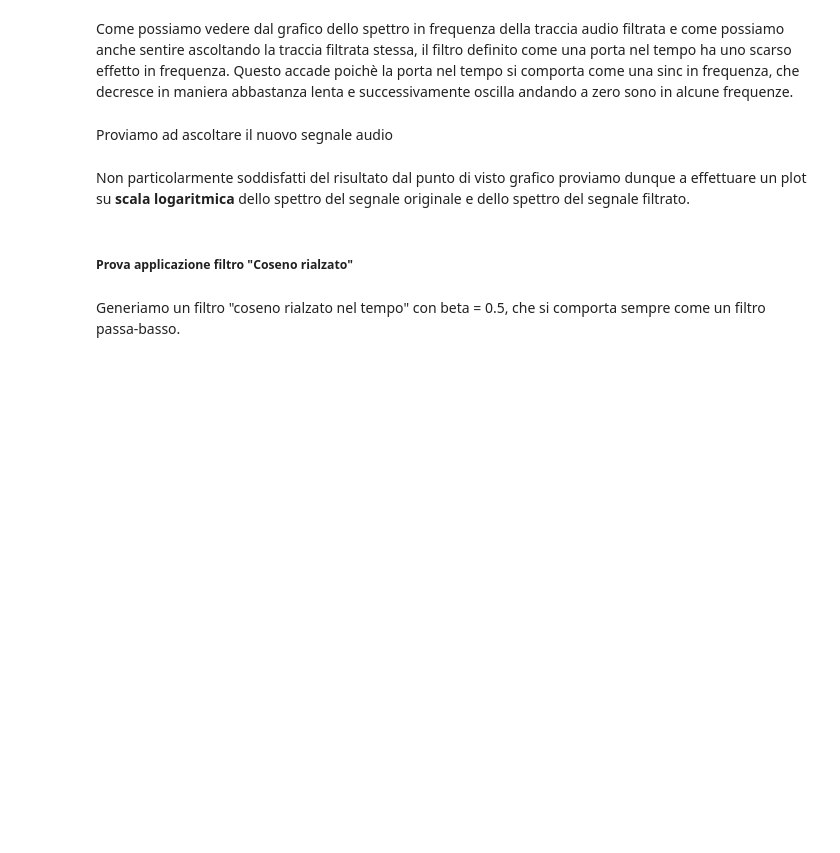
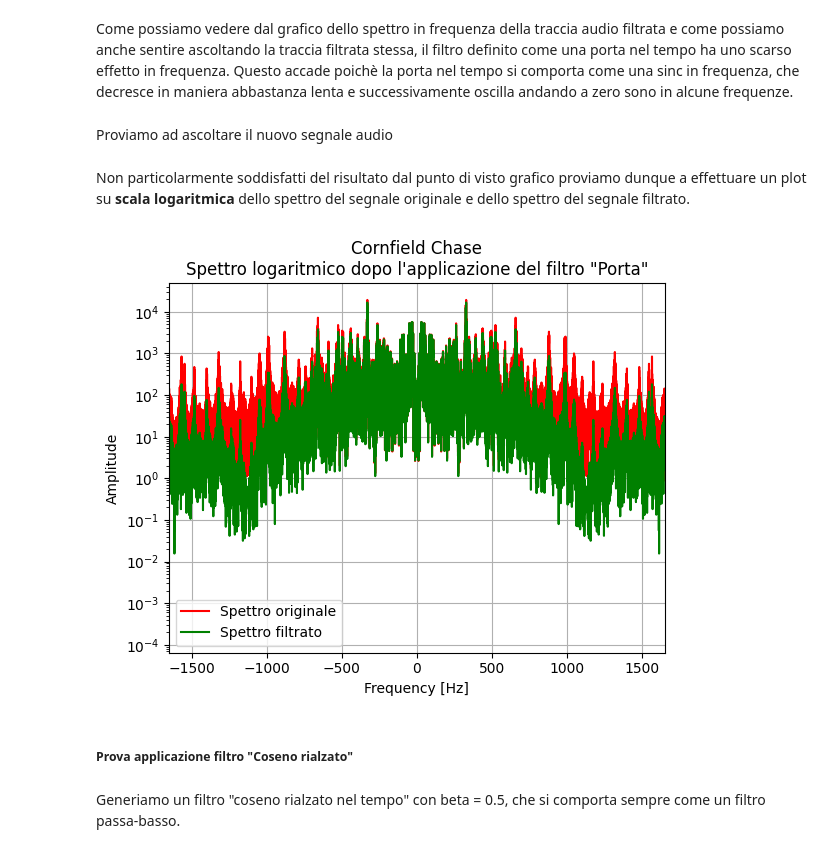
Before and after one commit to AlexF1789/homeworkTes, a Jupyter notebook: notebook.ipynb, the cells around one changed output. Drawn from its saved outputs; the diff is of its cells as text; code cells hidden in the pictures; blank space fills up the shorter version.

Commit message:
Aggiunta legenda grafico logaritmico
(feat): aggiunta legenda al plot logaritmico del filtro porta su Cornfield Chase

```diff
--- a/notebook.ipynb
+++ b/notebook.ipynb
@@ -115,16 +122,19 @@ display(Audio(file_out))
 # %% [markdown]
 Non particolarmente soddisfatti del risultato dal punto di visto grafico proviamo dunque a effettuare un plot su **scala logaritmica** dello spettro del segnale originale e dello spettro del segnale filtrato.
 # %%
-plt.semilogy(x_axis_f, np.fft.fftshift(fft_py), 'r')
-plt.semilogy(x_axis_f, np.fft.fftshift(fft_py_filtrato), 'g')
+plt.semilogy(x_axis_f, np.fft.fftshift(fft_py), 'r', label='Spettro originale')
+plt.semilogy(x_axis_f, np.fft.fftshift(fft_py_filtrato), 'g', label='Spettro filtrato')
 plt.grid(True)
 plt.xlim([-max_freq_banda*1.25, max_freq_banda*1.25])
+plt.legend(loc='lower left')
 plt.xlabel("Frequency [Hz]")
 plt.ylabel("Amplitude")
 plt.title("Cornfield Chase\nSpettro logaritmico dopo l'applicazione " \
 "del filtro \"Porta\"")
 #plt.savefig("CornfieldChase_porta_log.png")
 plt.show()
+# %% [output]
+[figure, added]
 # %% [markdown]
 ##### **Prova applicazione filtro "Coseno rialzato"**
 # %% [markdown]
```
Also changed, not shown: parts of 3 cells of this notebook.
